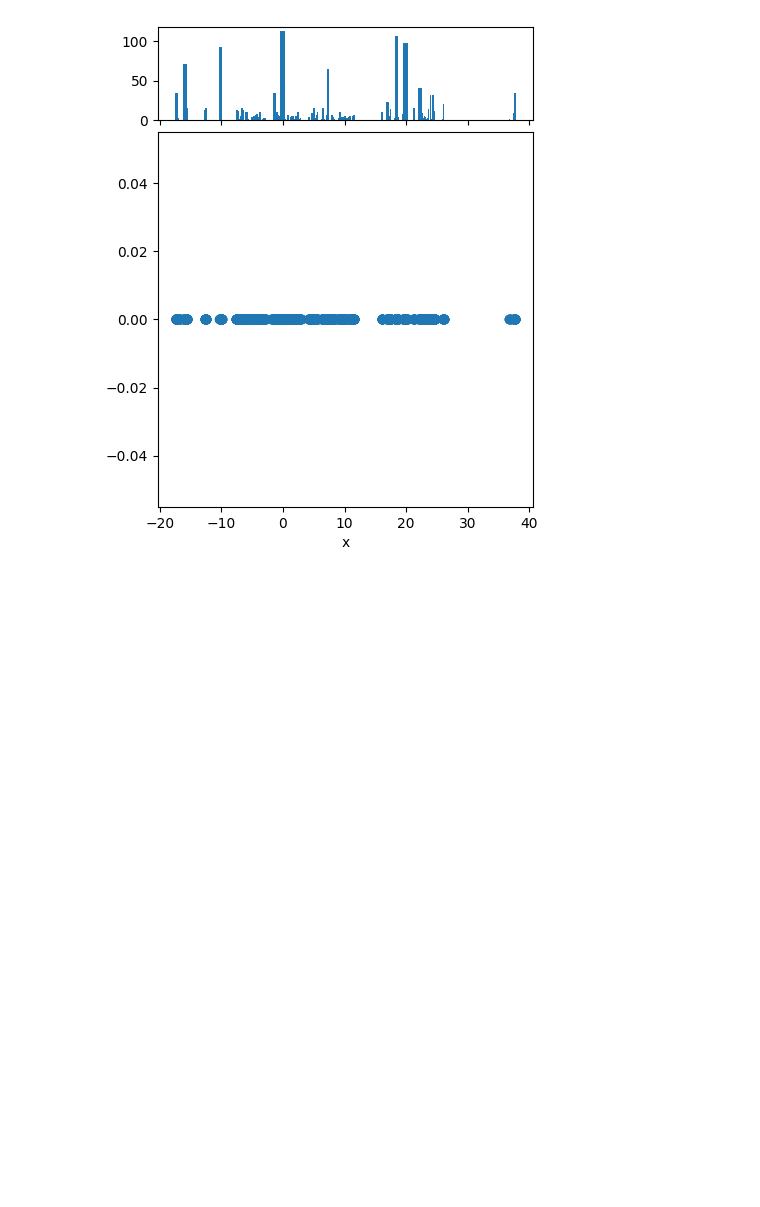
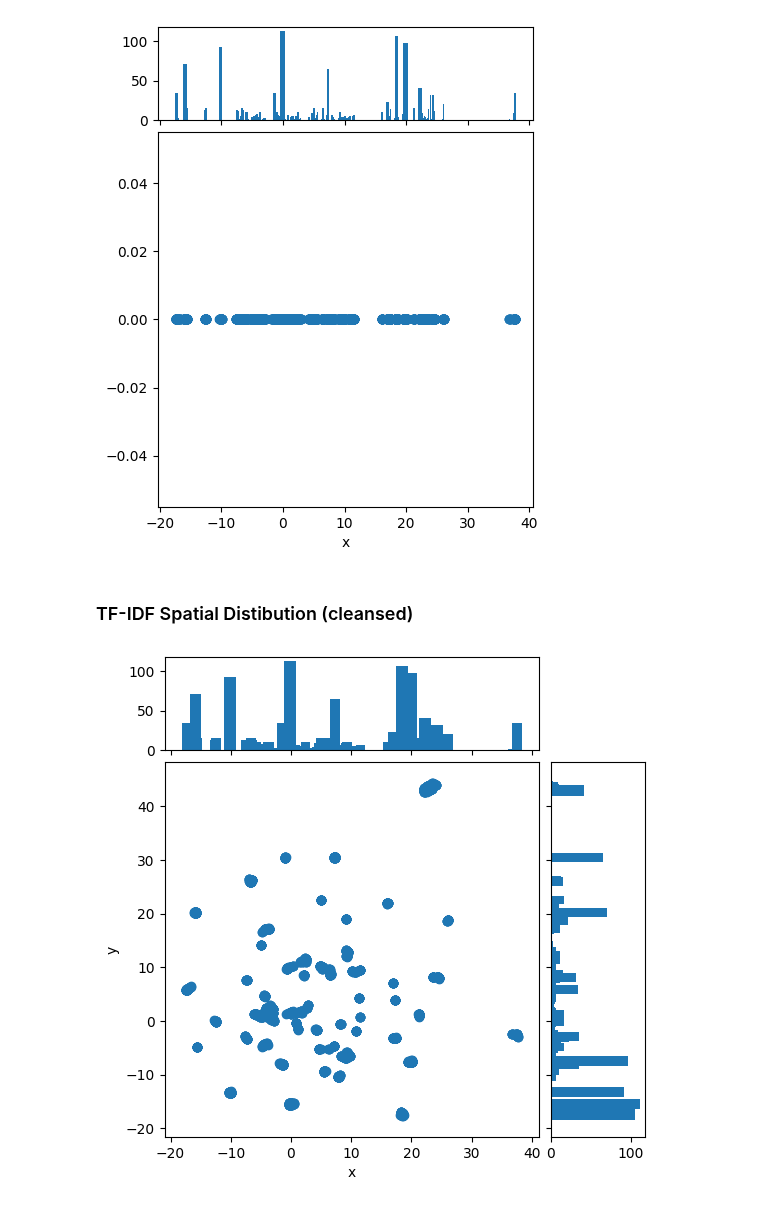
Before and after one commit to MariusAAROS/Supervised-Learning-using-Unsupervised-Learning-Metrics-in-the-absence-of-Annotated-Data, a Jupyter notebook: myLibraries/notebooks/stats.ipynb, the cells around one changed output. Drawn from its saved outputs; the diff is of its cells as text; code cells hidden in the pictures; blank space fills up the shorter version.

```diff
--- a/myLibraries/notebooks/stats.ipynb
+++ b/myLibraries/notebooks/stats.ipynb
@@ -229,3 +233,5 @@ ax_barx = fig.add_subplot(gs[0, 0], sharex=ax)
 scatter_hist(x, x_tfs, ax, ax_barx)
 # %% [output]
 [figure]
+# %% [markdown]
+### TF-IDF Spatial Distibution (cleansed)
@@ -231,0 +310,32 @@ scatter_hist(x, x_tfs, ax, ax_barx)
+# %%
+def customPlot(v_2D):
+    x = [coord[0] for coord in v_2D]
+    y = [coord[1] for coord in v_2D]
+
+    l_tfidf = tfidf(l)
+    l_tfidf_list = [l_tfidf[token] for token in l]
+
+    x_tfs = [[cur_x, cur_tfidf] for cur_x, cur_tfidf in zip(x, l_tfidf_list)]
+    x_tfs.sort(key=lambda x: x[0])
+
+    y_tfs = [[cur_y, cur_tfidf] for cur_y, cur_tfidf in zip(y, l_tfidf_list)]
+    y_tfs.sort(key=lambda y: y[0])
+
+    # Start with a square Figure.
+    fig = plt.figure(figsize=(6, 6))
+    # Add a gridspec with two rows and two columns and a ratio of 1 to 4 between
+    # the size of the marginal axes and the main axes in both directions.
+    # Also adjust the subplot parameters for a square plot.
+    gs = fig.add_gridspec(2, 2,  width_ratios=(4, 1), height_ratios=(1, 4),
+                        left=0.1, right=0.9, bottom=0.1, top=0.9,
+                        wspace=0.05, hspace=0.05)
+    # Create the Axes.
+    ax = fig.add_subplot(gs[1, 0])
+    ax_barx = fig.add_subplot(gs[0, 0], sharex=ax)
+    ax_bary = fig.add_subplot(gs[1, 1], sharey=ax)
+    # Draw the scatter plot and marginals.
+    scatter_hist(x, y, x_tfs, y_tfs, ax, ax_barx, ax_bary)
+# %%
+customPlot(v_2D)
+# %% [output]
+[figure, added]
```
Also changed, not shown: parts of 4 cells of this notebook.
